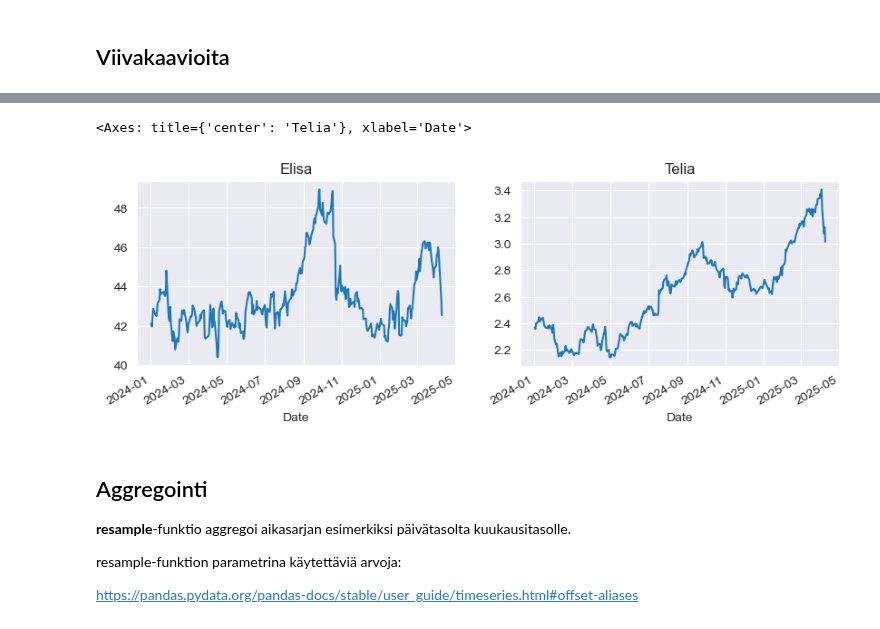
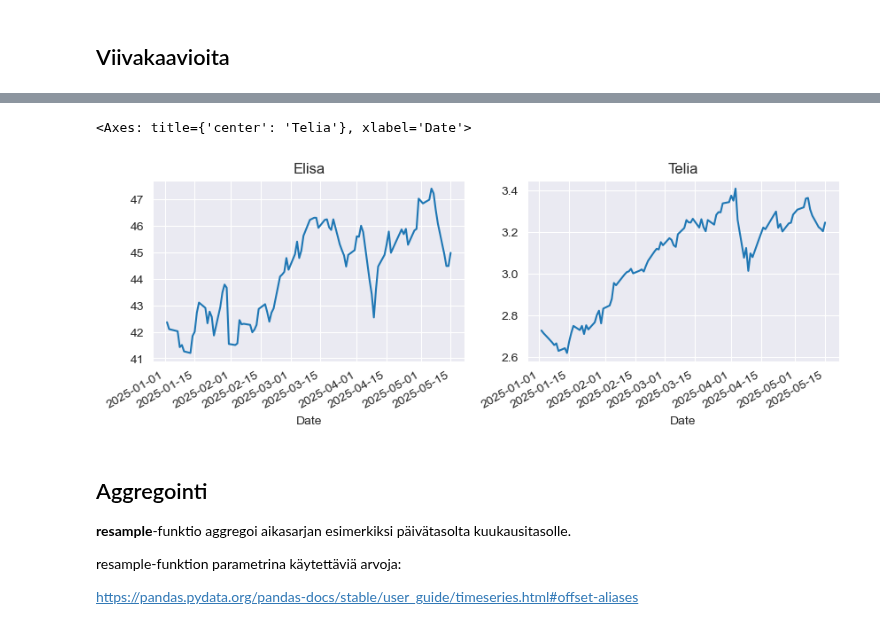
Before and after one commit to taanila/aikasarjat, a Jupyter notebook: aikasarjat.ipynb, the cells around one changed output, grey strips where cells are left out. Saved outputs shown, nothing was run; the diff lists cells and outputs as text; code cells hidden in the pictures.

```diff
--- a/aikasarjat.ipynb
+++ b/aikasarjat.ipynb
@@ -82,11 +82,11 @@ telia['Close'].plot(ax=axs[1], title='Telia', legend=False)
 # %%
-# Kehitys vuoden 2024 alusta
+# Kehitys vuoden 2025 alusta
 fig, axs = plt.subplots(nrows=1, ncols=2, figsize=(10, 3))
-elisa['Close']['2024':].plot(ax=axs[0], title='Elisa', legend=False)
-telia['Close']['2024':].plot(ax=axs[1], title='Telia', legend=False)
+elisa['Close']['2025':].plot(ax=axs[0], title='Elisa', legend=False)
+telia['Close']['2025':].plot(ax=axs[1], title='Telia', legend=False)
 # %% [output]
 <Axes: title={'center': 'Telia'}, xlabel='Date'>
-[figure, old version]
+[figure, new version]
 # %% [markdown]
 ## Aggregointi
 
```
Also changed, not shown: parts of 26 cells of this notebook.
